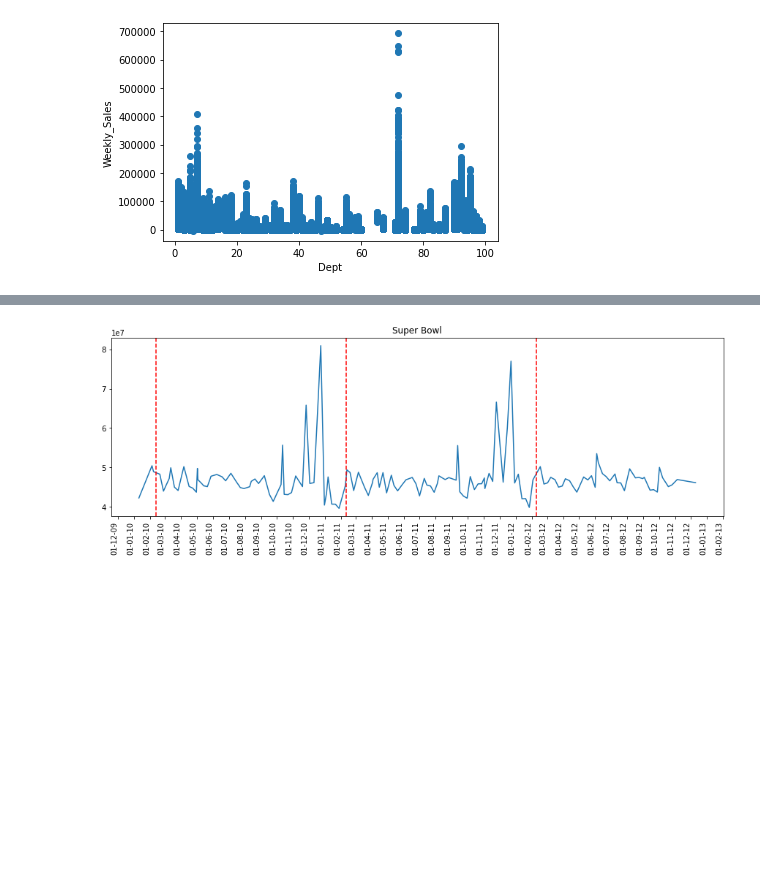
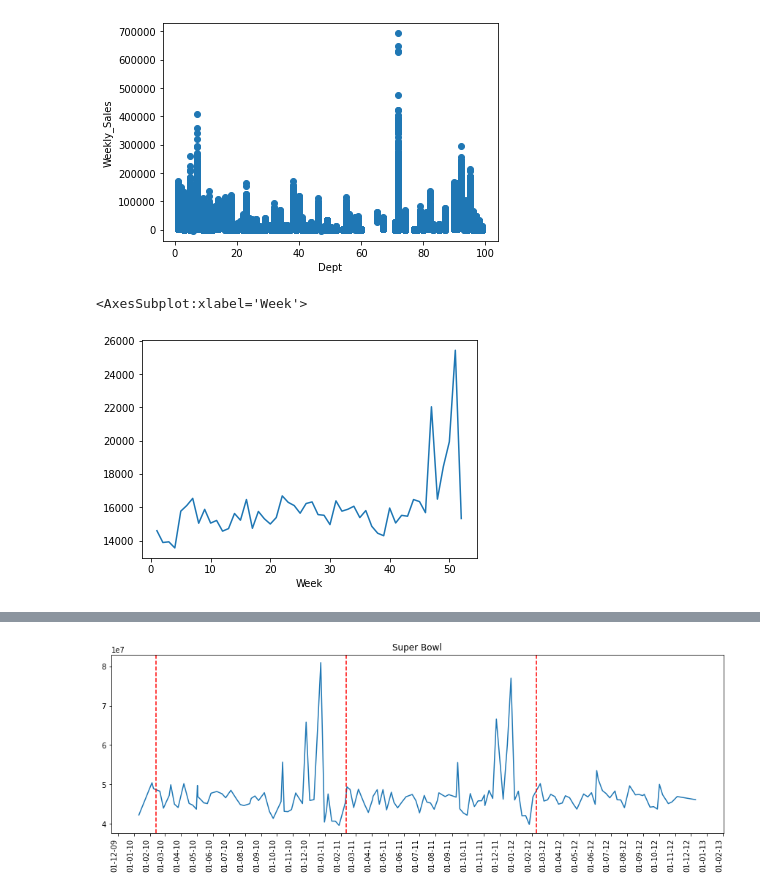
Before and after one commit to manojbahadur/Sales-Forecast-Analysis, a Jupyter notebook: Sales_forecast.ipynb, the cells around one changed output, grey strips where cells are left out. Cells and saved outputs as stored; diff of their text form; code cells hidden in the pictures; blank space fills up the shorter version.

```diff
--- a/Sales_forecast.ipynb
+++ b/Sales_forecast.ipynb
@@ -193,3 +240,13 @@ scatter(train_merge, 'Dept')  #with respect to Dept
 [figure]
 [figure]
 [figure]
+# %%
+#Average Weekly Sales for the year 2010
+
+weekly_sales_2010 = train_merge[train_merge['Year']==2010]['Weekly_Sales'].groupby(train_merge['Week']).mean()
+weekly_sales_2012 = train_merge[train_merge['Year']==2012]['Weekly_Sales'].groupby(train_merge['Week']).mean()
+weekly_sales_2011 = train_merge[train_merge['Year']==2011]['Weekly_Sales'].groupby(train_merge['Week']).mean()
+sns.lineplot(weekly_sales_2011.index, weekly_sales_2011.values) # for plotting then lineplot
+# %% [output]
+<AxesSubplot:xlabel='Week'>
+[figure, added]
```
Also changed, not shown: parts of 8 cells of this notebook.
